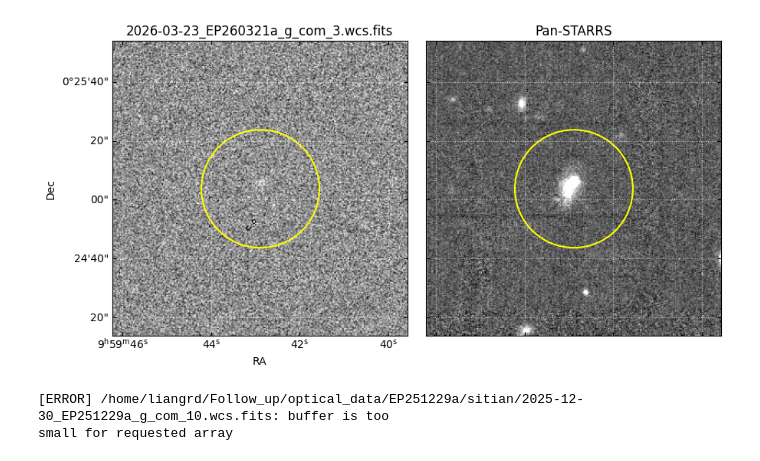
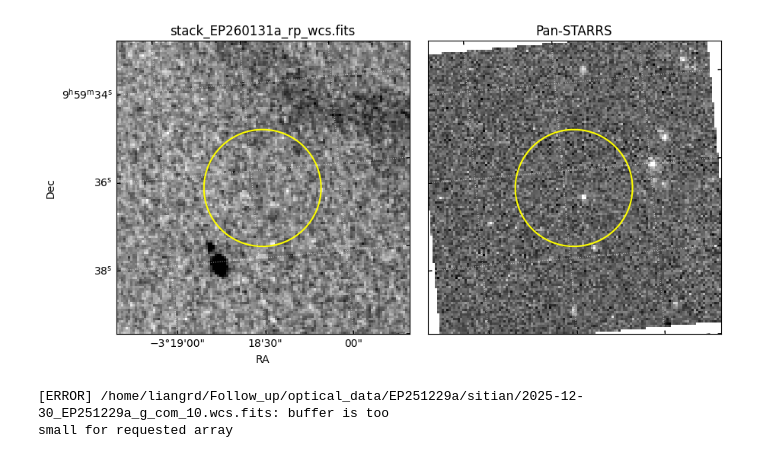
Before and after one commit to LAujust/Follow_up, a Jupyter notebook: code/Show.ipynb, the cells around one changed output. Drawn from its saved outputs; the diff is of its cells as text; code cells hidden in the pictures.

Commit message:
Auto update data at 2026-04-14 16:00:46.928

```diff
--- a/code/Show.ipynb
+++ b/code/Show.ipynb
@@ -1,17 +1,17 @@
 # %%
 import warnings
 warnings.filterwarnings('ignore')
 from astropy.io import fits
 import astropy.units as u
 import matplotlib.pyplot as plt
 from utils import fits_plot, show_shift
-ps_band = 'g'
+ps_band = 'r'
 
-fdir = '/home/liangrd/optical_data/EP260321a/sitian/2026-03-23_EP260321a_g_com_3.wcs.fits'
+fdir = '/home/liangrd/optical_data/EP260131a/pipeline/SOAR/coadd_SOAR_i_20260211T073850.549.fits'
 
 fig = fits_plot(fdir,size=100,show_ps=True,ps_filter=ps_band)
 # %% [output]
-[figure, old version]
+[figure, new version]
 # %%
 show_shift(root='/home/liangrd/Follow_up/optical_data',save_dir='/home/liangrd/Follow_up/results')
 # %% [output]
```
Also changed, not shown: 30 other files.
